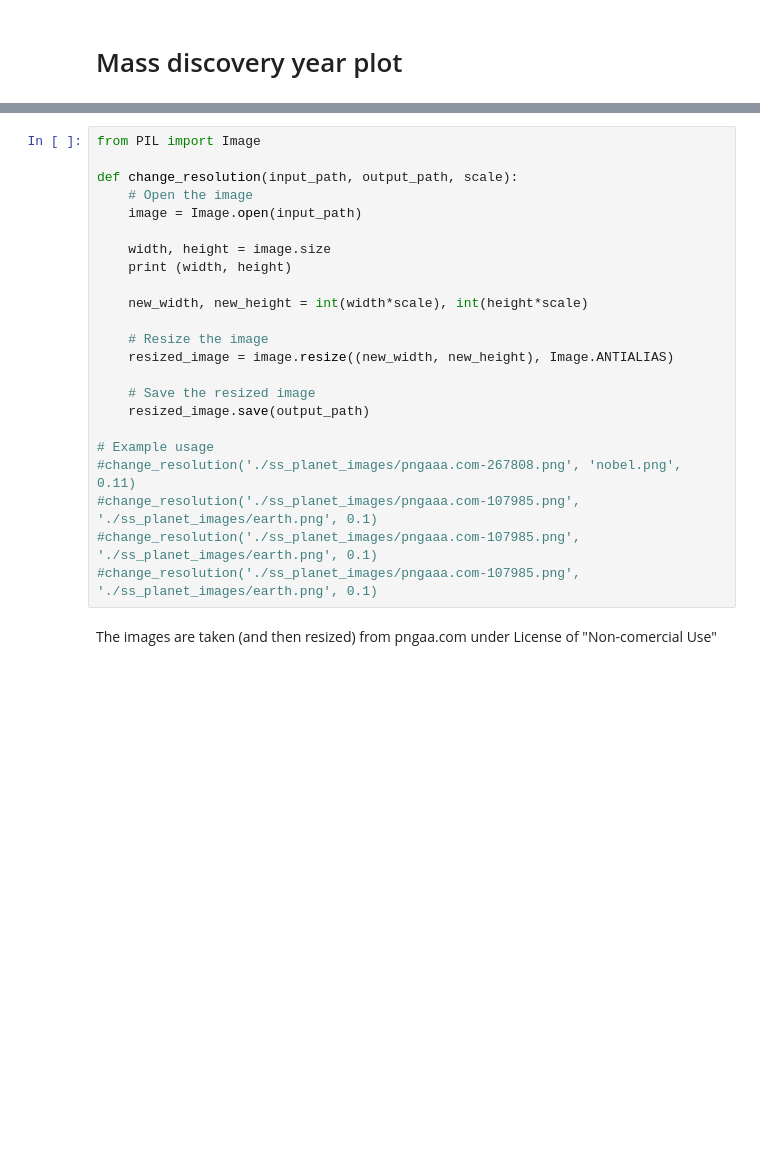
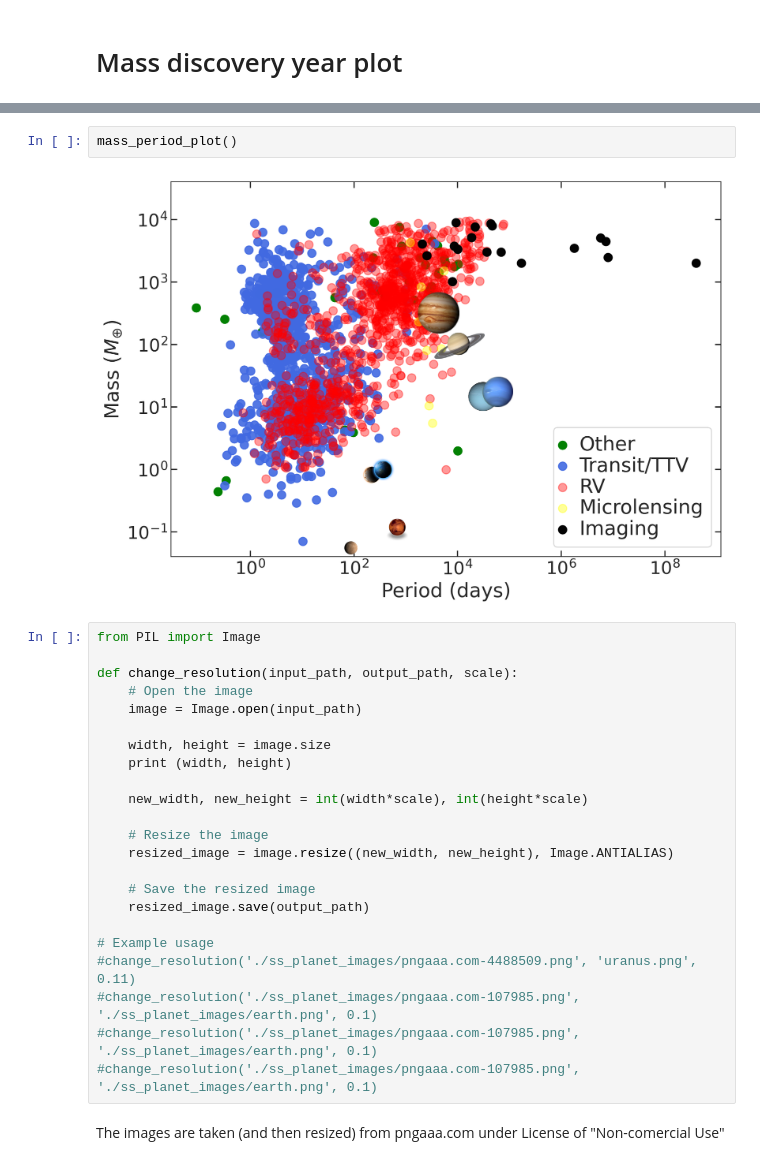
Before and after one commit to vadibekyan/ExoPLots, a Jupyter notebook: exoplanet_visualization.ipynb, the cells around one changed output, grey strips where cells are left out. Saved outputs shown, nothing was run; the diff lists cells and outputs as text; blank space fills up the shorter version.

Commit message:
Complete mass_period code

```diff
--- a/exoplanet_visualization.ipynb
+++ b/exoplanet_visualization.ipynb
@@ -54,3 +55,7 @@ mass_vs_year_plot()
+# %%
+mass_period_plot()
+# %% [output]
+[figure, added]
 # %%
 from PIL import Image
 
@@ -70,9 +75,9 @@ def change_resolution(input_path, output_path, scale):
     resized_image.save(output_path)
 
 # Example usage
-#change_resolution('./ss_planet_images/pngaaa.com-267808.png', 'nobel.png', 0.11)
+#change_resolution('./ss_planet_images/pngaaa.com-4488509.png', 'uranus.png', 0.11)
 #change_resolution('./ss_planet_images/pngaaa.com-107985.png', './ss_planet_images/earth.png', 0.1)
 #change_resolution('./ss_planet_images/pngaaa.com-107985.png', './ss_planet_images/earth.png', 0.1)
 #change_resolution('./ss_planet_images/pngaaa.com-107985.png', './ss_planet_images/earth.png', 0.1)
 # %% [markdown]
-The images are taken (and then resized) from pngaa.com under License of "Non-comercial Use"
+The images are taken (and then resized) from pngaaa.com under License of "Non-comercial Use"
```
Also changed, not shown: parts of 3 cells of this notebook, 2 other files.
